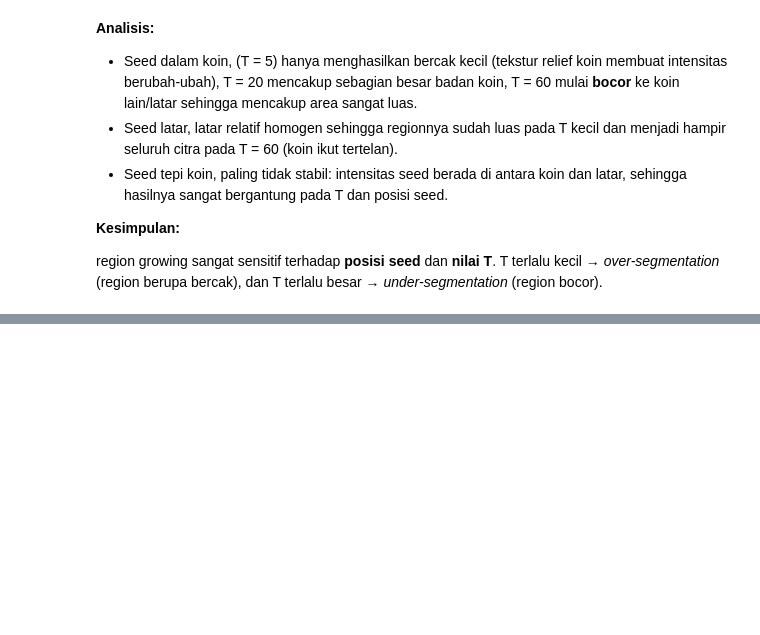
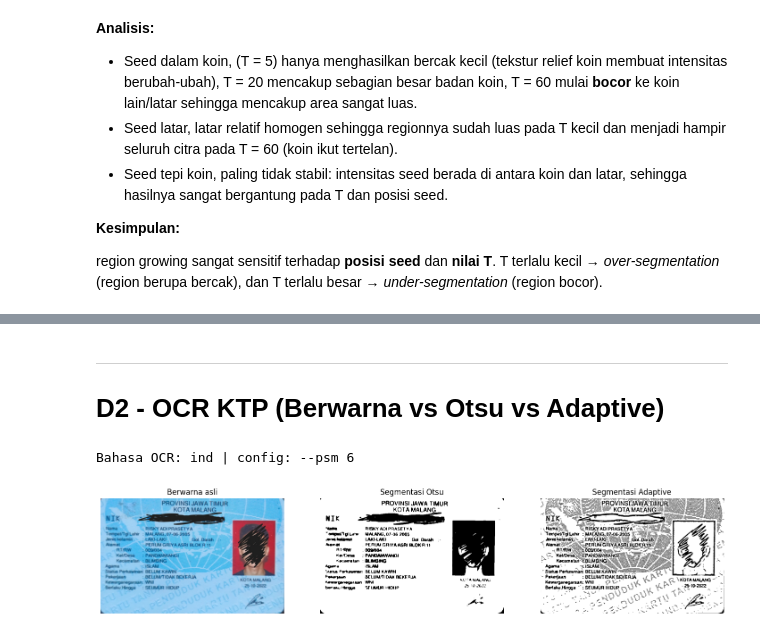
Before and after one commit to rsyadipras/PCVK_Ganjil2026, a Jupyter notebook: Week7_21.ipynb, the cells around one changed output, grey strips where cells are left out. Cells and saved outputs as stored; diff of their text form; code cells hidden in the pictures; blank space fills up the shorter version.

```diff
--- a/Week7_21.ipynb
+++ b/Week7_21.ipynb
@@ -313,0 +352,3 @@ region growing sangat sensitif terhadap **posisi seed** dan **nilai T**. T terla
+# %% [markdown]
+---
+# D2 - OCR KTP (Berwarna vs Otsu vs Adaptive)
@@ -313,0 +358,39 @@ region growing sangat sensitif terhadap **posisi seed** dan **nilai T**. T terla
+# %%
+import pytesseract
+import difflib
+
+LANG = 'ind' if 'ind' in pytesseract.get_languages() else 'eng'   # model bahasa Indonesia
+CONFIG = '--psm 6'                                                 # pengaturan sama untuk ketiga citra
+
+print('Bahasa OCR:', LANG, '| config:', CONFIG)
+
+# 1. Tiga citra dengan ukuran sama
+filename = '/content/drive/MyDrive/PCVK2026/Images/ktp.jpeg'
+size = (1000, 630)                                  # (lebar, tinggi)
+f_ocr = filename
+
+asli = cv.resize(cv.imread(f_ocr), size)
+gray = cv.cvtColor(asli, cv.COLOR_BGR2GRAY)
+blur = cv.GaussianBlur(gray, (5, 5), 0)
+
+_, img_otsu = cv.threshold(blur, 0, 255, cv.THRESH_BINARY + cv.THRESH_OTSU)
+img_adaptive = cv.adaptiveThreshold(cv.medianBlur(gray, 3), 255, cv.ADAPTIVE_THRESH_GAUSSIAN_C,
+                                    cv.THRESH_BINARY, 31, 10)
+
+masukan = {
+    'Berwarna asli': asli,
+    'Segmentasi Otsu': img_otsu,
+    'Segmentasi Adaptive': img_adaptive
+}
+
+plt.figure(figsize=(18, 4))
+for i, (nama, im_) in enumerate(masukan.items()):
+    plt.subplot(1, 3, i + 1)
+    plt.imshow(cv.cvtColor(im_, cv.COLOR_BGR2RGB) if im_.ndim == 3 else im_, cmap='gray')
+    plt.title(nama)
+    plt.axis('off')
+
+plt.show()
+# %% [output]
+Bahasa OCR: ind | config: --psm 6
+[figure, added]
```
Also changed, not shown: parts of 8 cells of this notebook.
